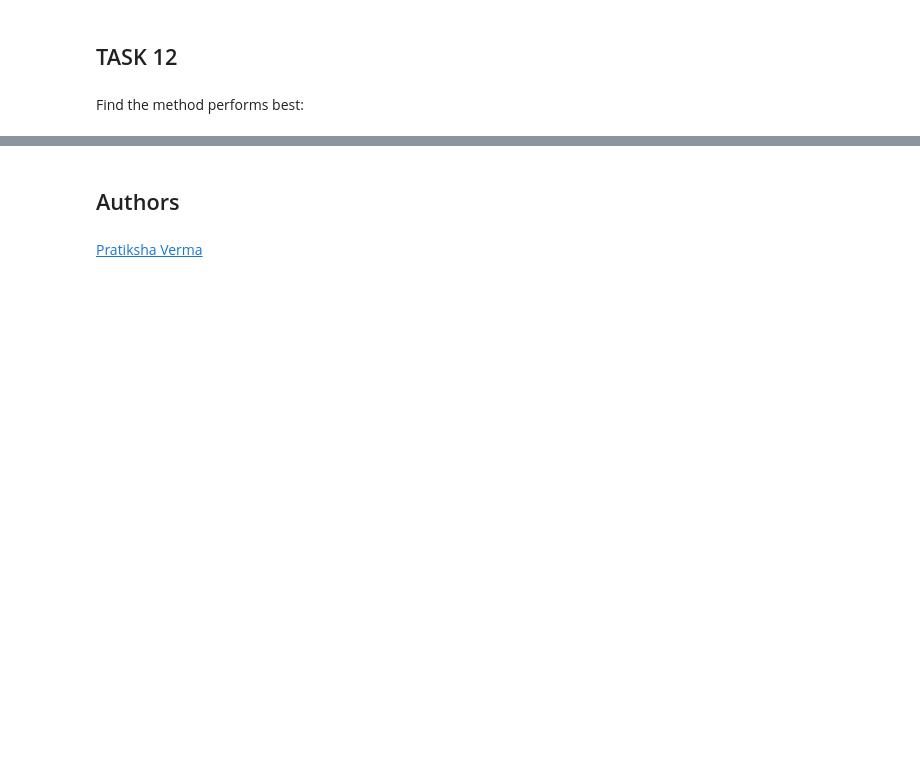
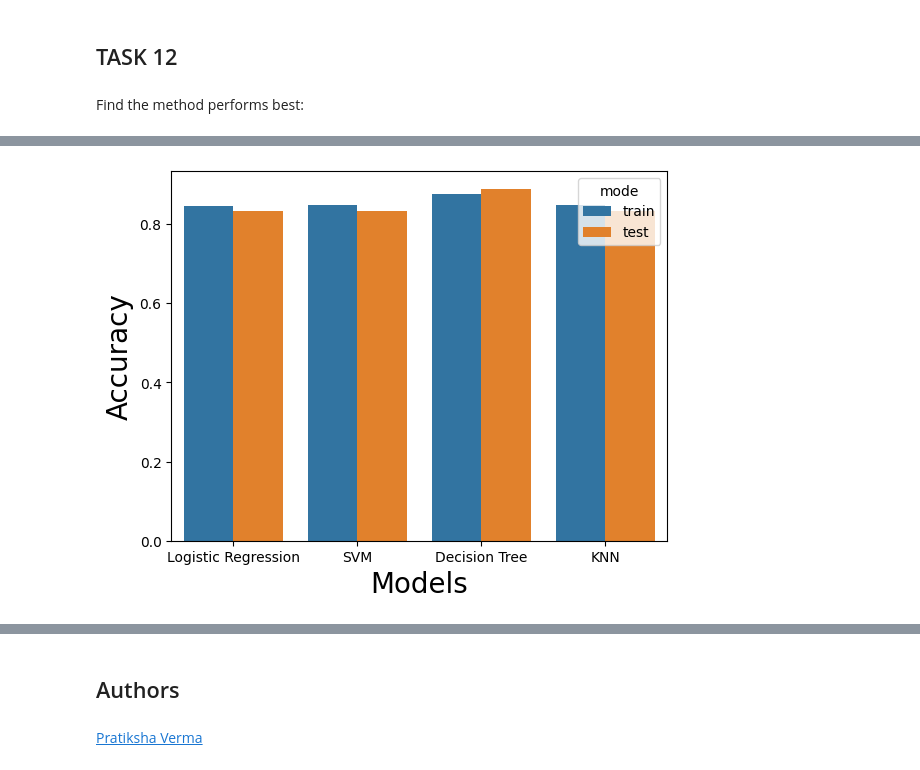
Before and after one commit to vitoraugusto1993/Coursera-courses, a Jupyter notebook: Applied Data Science Capstone/8-machine-learning-prediction-lab.ipynb, the cells around one changed output, grey strips where cells are left out. Saved outputs shown, nothing was run; the diff lists cells and outputs as text; code cells hidden in the pictures; blank space fills up the shorter version.

```diff
--- a/Applied Data Science Capstone/8-machine-learning-prediction-lab.ipynb
+++ b/Applied Data Science Capstone/8-machine-learning-prediction-lab.ipynb
@@ -90,13 +90,14 @@ def plot_confusion_matrix(y,y_predict):
 # %% [markdown]
 Load the data
 # %%
-from js import fetch
-import io
+import requests
 
 URL1 = "https://cf-courses-data.s3.us.cloud-object-storage.appdomain.cloud/IBM-DS0321EN-SkillsNetwork/datasets/dataset_part_2.csv"
-resp1 = await fetch(URL1)
-text1 = io.BytesIO((await resp1.arrayBuffer()).to_py())
-data = pd.read_csv(text1)
+resp1 = requests.get(URL1)
+content = resp1.content
+text1 = open('dataset_part_2.csv', 'wb')
+text1.write(content)
+data = pd.read_csv('dataset_part_2.csv')
 # %%
 data.head(5)
 # %% [output]
@@ -108,9 +109,11 @@ data.head(5)
 | 4 | 5 | 2013-12-03 | Falcon 9 | 3170.000000 | GTO | CCAFS SLC 40 | None None | 1 | False | ... |
 # %%
 URL2 = 'https://cf-courses-data.s3.us.cloud-object-storage.appdomain.cloud/IBM-DS0321EN-SkillsNetwork/datasets/dataset_part_3.csv'
-resp2 = await fetch(URL2)
-text2 = io.BytesIO((await resp2.arrayBuffer()).to_py())
-X = pd.read_csv(text2)
+resp2 = requests.get(URL2)
+content = resp2.content
+text2 = open('dataset_part_3.csv','wb')
+text2.write(content)
+X = pd.read_csv('dataset_part_3.csv')
 # %%
 X.head(100)
 # %% [output]
@@ -338,3 +341,7 @@ plot_confusion_matrix(Y_test,yhat)
 ## TASK  12
 # %% [markdown]
 Find the method performs best:
+# %%
+models = ['Logistic Regression','SVM','Decision Tree','KNN','Logistic Regression','SVM','Decision Tree','KNN']
+acc = [logreg_cv.best_score_, svm_cv.best_score_, tree_cv.best_score_, knn_cv.best_score_, logreg_cv.score(X_test, Y_test), svm_cv.score(X_test, Y_test), tree_cv.score(X_test, Y_test), knn_cv.score(X_test, Y_test)]
+mode = ["train","train","train","train","test","test","test","test"]
@@ -340,0 +374,4 @@ Find the method performs best:
+# %%
+df_dict = {"model":models, "acc":acc, "mode":mode}
+df_chart = pd.DataFrame.from_dict(df_dict)
+df_chart
@@ -340,0 +388,7 @@ Find the method performs best:
+# %%
+sns.barplot(x="model", y="acc", hue="mode", data=df_chart, orient="v")
+plt.ylabel("Accuracy",fontsize=20)
+plt.xlabel("Models",fontsize=20)
+plt.show()
+# %% [output]
+[figure, added]
```
Also changed, not shown: parts of 7 cells of this notebook.
